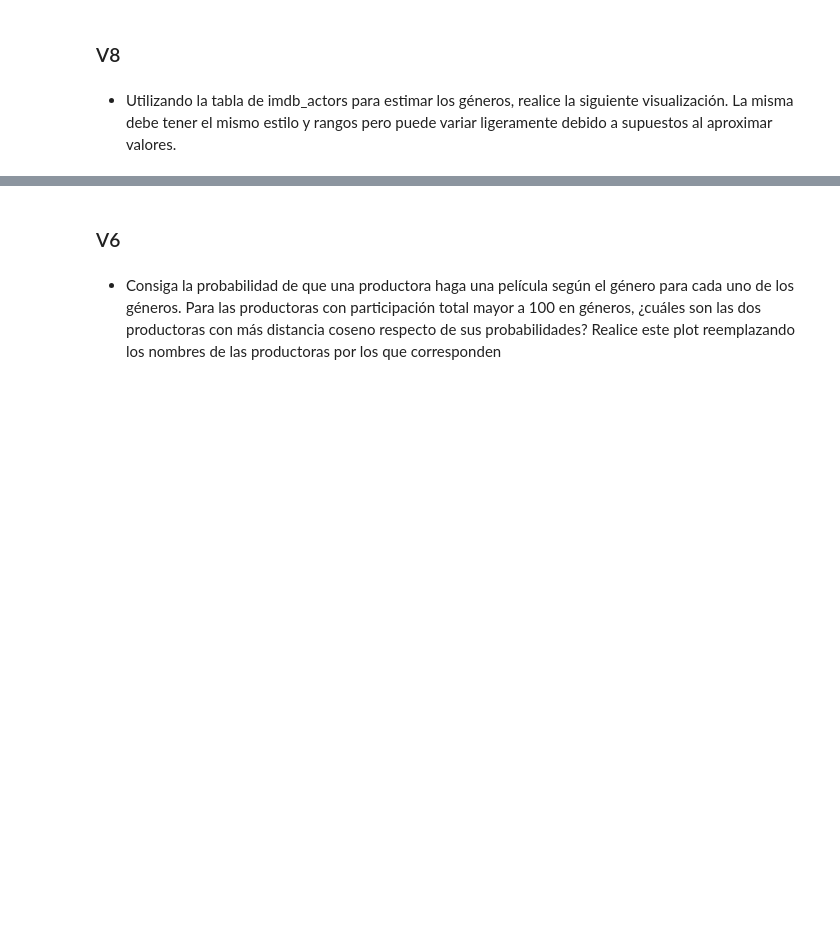
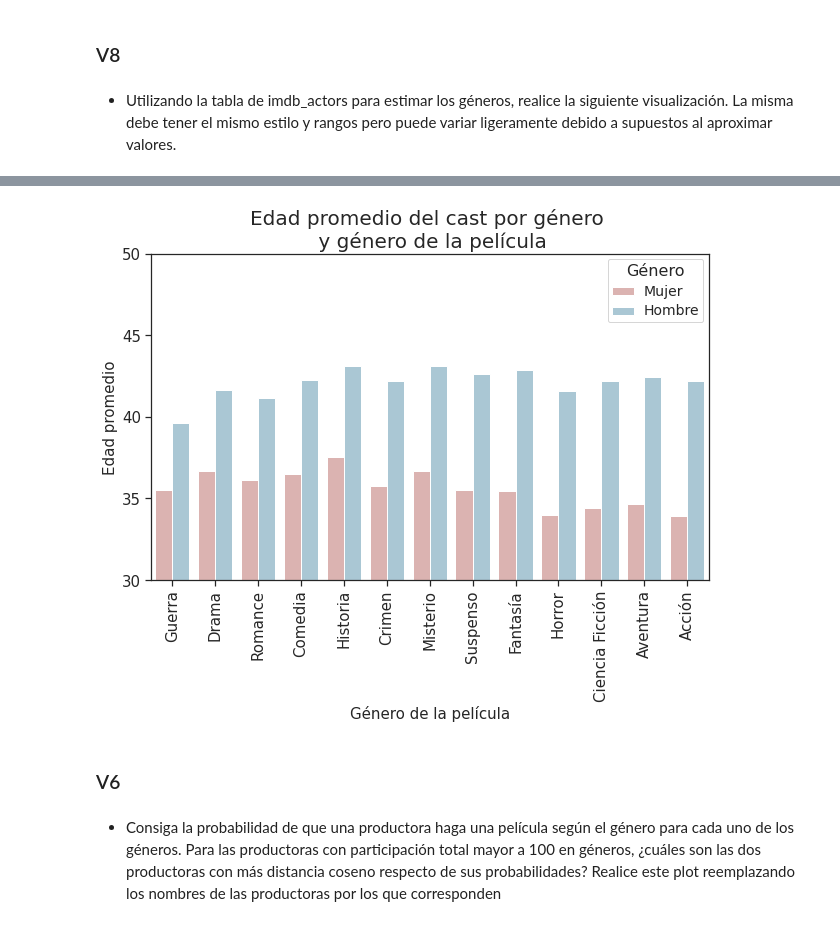
Before and after one commit to Nacho2904/orga_de_datos, a Jupyter notebook: tp_1.ipynb, the cells around one changed output, grey strips where cells are left out. Saved outputs shown, nothing was run; the diff lists cells and outputs as text; code cells hidden in the pictures; blank space fills up the shorter version.

```diff
--- a/tp_1.ipynb
+++ b/tp_1.ipynb
@@ -690,0 +847,26 @@ nltk.corpus.stopwords.words('english')
+# %%
+def convertir_genero(genero:str) -> str:
+  tabla_de_conversion = {
+      "War":"Guerra",
+      "Drama": "Drama",
+      "Romance": "Romance",
+      "Mystery": "Misterio",
+      "History": "Historia",
+      "Action": "Acción",
+      "Science Fiction": "Ciencia Ficción",
+      "Horror": "Horror",
+      "Fantasy": "Fantasía",
+      "Comedy": "Comedia",
+      "Crime": "Crimen",
+      "Thriller": "Suspenso",
+      "Adventure": "Aventura",
+  }
+  return np.nan if genero not in tabla_de_conversion.keys() else tabla_de_conversion[genero]
+
+df_genres["genres"] = df_genres["genres"].map(convertir_genero)
+df_genres = df_genres[df_genres["genres"].notnull()]
+# %%
+df_genres.columns = ["Género de la película", "Género", "Edad promedio"]
+cambiar_genero = lambda genero: "Mujer" if genero == "F" else "Hombre"
+df_genres["Género"] = df_genres["Género"].map(cambiar_genero)
+df_genres
@@ -691,3 +896,23 @@ nltk.corpus.stopwords.words('english')
+# %%
+sns.set_style("ticks")
+plt.figure(figsize=(10,6))
+bp = sns.barplot(x="Género de la película", y="Edad promedio", hue="Género",data=df_genres,
+                 palette=["#e2acaa","#a3cadb"],
+                 order = ["Guerra", "Drama", "Romance", "Comedia", "Historia", "Crimen",
+                          "Misterio", "Suspenso", "Fantasía", "Horror", "Ciencia Ficción",
+                          "Aventura", "Acción"])
+plt.ylim(30, 50)
+plt.xticks(rotation="vertical", fontsize = 15)
+plt.xlabel("Género de la película", fontsize = 15)
+plt.ylabel("Edad promedio", fontsize = 15)
+plt.yticks([30.0,35.0,40.0,45.0,50.0], fontsize = 15)
+plt.title("Edad promedio del cast por género \n \
+y género de la película", fontsize = 20)
+plt.setp([bp.get_legend().get_texts()], fontsize='14')
+plt.setp(bp.get_legend().get_title(), fontsize='16')
+plt.show()
+# %% [output]
+[figure, added]
 # %% [markdown]
 ### V6
 # %% [markdown]
```
Also changed, not shown: parts of 100 cells of this notebook.
